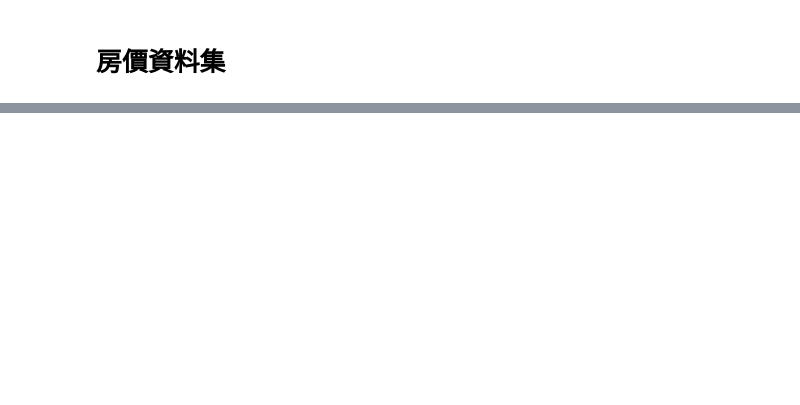
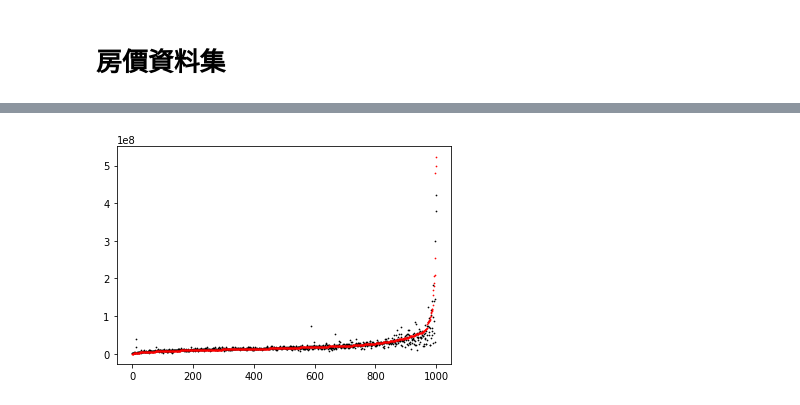
Before and after one commit to GoatWang/IIIMaterial, a Jupyter notebook: 06_XgbCV/main.ipynb, the cells around one changed output, grey strips where cells are left out. Cells and saved outputs as stored; diff of their text form; code cells hidden in the pictures; blank space fills up the shorter version.

```diff
--- a/06_XgbCV/main.ipynb
+++ b/06_XgbCV/main.ipynb
@@ -123,0 +211,8 @@ if 'df_realestate_processed.csv' not in os.listdir():
+# %%
+plt.scatter(range(len(df_result)), df_result['predict'].values, color='black', s=0.5)
+
+plt.scatter(range(len(df_result)), df_result['truth'].values, color='red', s=0.5)
+
+plt.show()
+# %% [output]
+[figure, added]
```
Also changed, not shown: parts of 8 cells of this notebook.
